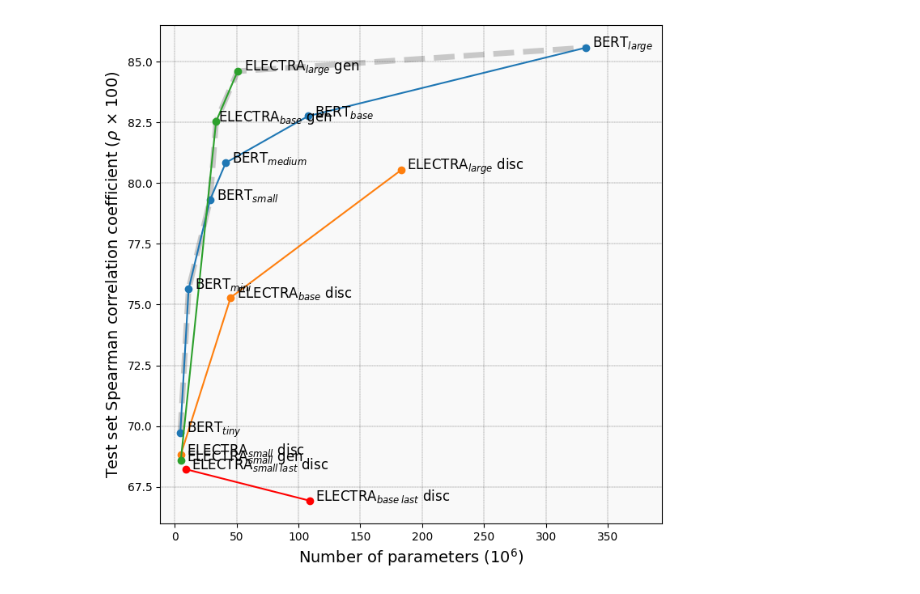
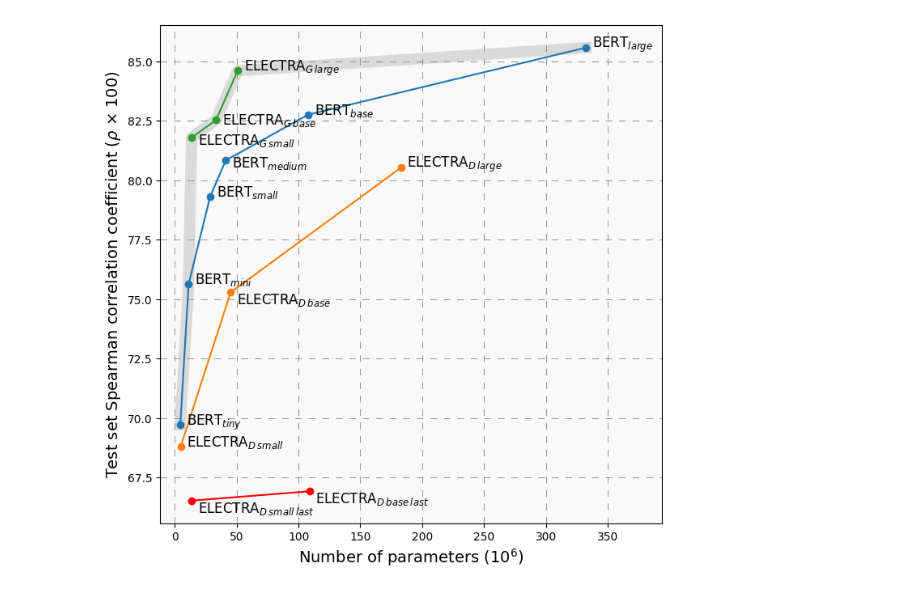
Before and after one commit to ir2718/similarity-embedding-quality, a Jupyter notebook: notebooks/plots.ipynb, the cells around one changed output. Cells and saved outputs as stored; diff of their text form; code cells hidden in the pictures.

```diff
--- a/notebooks/plots.ipynb
+++ b/notebooks/plots.ipynb
@@ -68,9 +68,9 @@ colors=[
     [None, None, None]  for i in range(3)
 ]
 # %%
-def add_to_plot(models, colors, ax, ylim_spearman=[53, 87]):
+def add_to_plot(models, colors, ax, plot_idx, ylim_spearman=[53, 87]):
     ax.set_facecolor("#F9F9F9")
-    ax.grid(color='black', linestyle='--', linewidth=0.2)
+    ax.grid(color='gray', linestyle=(0, (10, 10)), linewidth=0.6)
     for x, color in zip(models, colors):
         m = x[0]
         pool = x[1]
@@ -100,22 +100,23 @@ def add_to_plot(models, colors, ax, ylim_spearman=[53, 87]):
                     np.array(std_spearman)[:,1],
                     alpha=0.2
                 )
-                ax.set_xlabel("Index of hidden state for sentence embedding calculation", fontsize=14)
-                ax.set_ylabel("Test set Spearman correlation coefficient ($\\rho$ $\\times$ 100)", fontsize=14)
+                ax.set_xlabel("Layer index", fontsize=14)
+                if plot_idx == 0:
+                    ax.set_ylabel("Test set Spearman correlation coefficient ($\\rho$ $\\times$ 100)", fontsize=14)
                 ax.legend(loc="lower right", fontsize=14)
                 if ylim_spearman is not None:
                     ax.set_ylim(ylim_spearman)
 
 
 names = [
-    "./plots/comparison_plot.png",
-    "./plots/comparison_plot_wordsim.png",
-    "./plots/comparison_plot_mlm.png",
+    "./plots/comparison_plot.pdf",
+    "./plots/comparison_plot_wordsim.pdf",
+    "./plots/comparison_plot_mlm.pdf",
 ]
 
 for i in range(len(names)):
     fig, axs = plt.subplots(1, 1, figsize=(8, 8))
     for m, c, ax in zip([models[i]], [colors[i]], [axs]):
-        add_to_plot(m, c, ax)
-    plt.savefig(names[i], format="png", bbox_inches="tight")
+        add_to_plot(m, c, ax, i)
+    plt.savefig(names[i], format="pdf", bbox_inches="tight", dpi=300)
 # %% [output]
@@ -129,22 +130,22 @@ import torch
 
 models = [
     [
-        ("bert-base-cased", 13, "BERT$_{base}$", (0, 0.005)),
+        ("bert-base-cased", 13, "BERT$_{base}$"),
         ("bert-large-cased", 25, "BERT$_{large}$"),
-        ("google-bert_uncased_L-8_H-512_A-8", 9, "BERT$_{medium}$"),
+        ("google-bert_uncased_L-8_H-512_A-8", 9, "BERT$_{medium}$", (0, -0.3)),
         ("google-bert_uncased_L-4_H-512_A-8", 5,"BERT$_{small}$"),
         ("google-bert_uncased_L-2_H-128_A-2", 3,"BERT$_{tiny}$"),
-        ("google-bert_uncased_L-4_H-256_A-4", 5,"BERT$_{mini}$",  (0, 0.002)),
+        ("google-bert_uncased_L-4_H-256_A-4", 5,"BERT$_{mini}$"),
     ],
     [
-        ("google-electra-small-discriminator", 7, "ELECTRA$_{small}$ disc", (0, 0.002)),
-        ("google-electra-base-discriminator", 13, "ELECTRA$_{base}$ disc", (0, -0.004)),
-        ("google-electra-large-discriminator", 25, "ELECTRA$_{large}$ disc"),
+        ("google-electra-small-discriminator", 13, "ELECTRA$_{D\:small}$"),
+        ("google-electra-base-discriminator", 13, "ELECTRA$_{D\:base}$", (0, -0.5)),
+        ("google-electra-large-discriminator", 25, "ELECTRA$_{D\:large}$"),
     ],
     [
-        ("google-electra-small-generator", 7, "ELECTRA$_{small}$ gen", (0, -0.002)),
-        ("google-electra-base-generator", 13, "ELECTRA$_{base}$ gen",  (-3, -0.003)),
-        ("google-electra-large-generator", 25, "ELECTRA$_{large}$ gen"),
+        ("google-electra-small-generator", 13, "ELECTRA$_{G\:small}$", (0, -0.3)),
+        ("google-electra-base-generator", 13, "ELECTRA$_{G\:base}$", (0, -0.2)),
+        ("google-electra-large-generator", 25, "ELECTRA$_{G\:large}$"),
 
     ]
 ]
@@ -165,7 +166,7 @@ ax = plt.gca()
 for f in models:
     val_spearman, spearman, parameters = [], [], []
 
-    if "discriminator" in m[0]:
+    if "discriminator" in f[0][0]:
         disc_spearman, disc_params = [], []
 
     for m in tqdm(f):
@@ -184,7 +185,7 @@ for f in models:
             disc_spearman.append(x)
             disc_params.append(y)
             split_idx = m[2].rfind('}')
-            plt.annotate(m[2][:split_idx] + "\: last" + m[2][split_idx:], (y+5, x-0.006), fontsize=12)
+            plt.annotate(m[2][:split_idx] + "\: last" + m[2][split_idx:], (y+5, x-0.5), fontsize=12)
 
         indices = np.argsort(val_means)
         means = np.array(means)[indices]
@@ -198,34 +199,34 @@ for f in models:
     means_ = np.array([spearman, parameters]).T
     means_.sort(axis=0)
 
     if "discriminator" in m[0]:
         plt.plot(disc_params,disc_spearman, "-o", c="r")
 
     plt.plot(means_[:,1], means_[:,0], "-o")
     plt.xlim([plt.xlim()[0], plt.xlim()[1]+15])
     plt.xlabel("Number of parameters ($10^6$)", fontsize=14)
     plt.ylabel("Test set Spearman correlation coefficient ($\\rho$ $\\times$ 100)", fontsize=14)
 ax.set_facecolor("#F9F9F9")
-ax.grid(color='black', linestyle='--', linewidth=0.2)
+ax.grid(color='gray', linestyle=(0, (10, 10)), linewidth=0.6)
 
 
 def pareto_front(points):
     mask = np.ones(len(points), dtype=bool)
     for i, (x, y) in enumerate(points):
         for j, (x_other, y_other) in enumerate(points):
             if i != j:
                 if x_other <= x and y_other >= y:
                     mask[i] = False
                     break
     return mask
 
 all_scores_params = np.array(all_scores_params)
 all_scores_params[:,[0,1]] = all_scores_params[:,[1,0]]
 pareto = all_scores_params[pareto_front(all_scores_params)].tolist()
 pareto = np.array(sorted(pareto, key=lambda x: (x[0], x[1])))
-plt.plot(pareto[:,0], pareto[:, 1], "--", color="gray", alpha=0.4, linewidth=5, zorder=0)
+plt.plot(pareto[:,0], pareto[:, 1], "-o", color="gray", alpha=0.25, linewidth=10, zorder=0)
 
 
-plt.savefig("./plots/pareto.png", format="png", bbox_inches="tight")
+plt.savefig("./plots/pareto.pdf", format="pdf", bbox_inches="tight", dpi=300)
 # %% [output]
-[figure, old version]
+[figure, new version]
```
Also changed, not shown: parts of 8 cells of this notebook, 4 other files.
